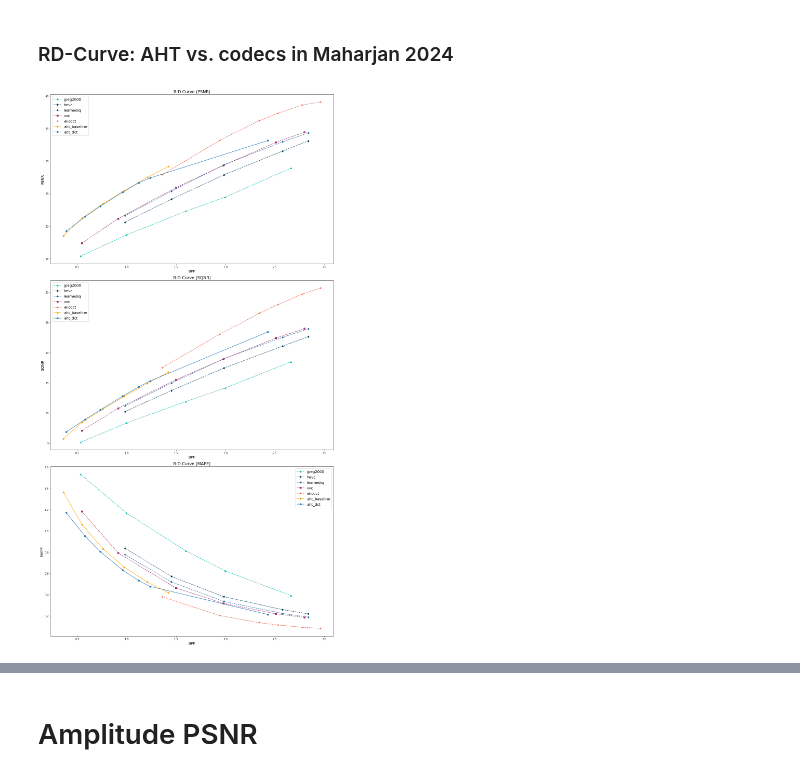
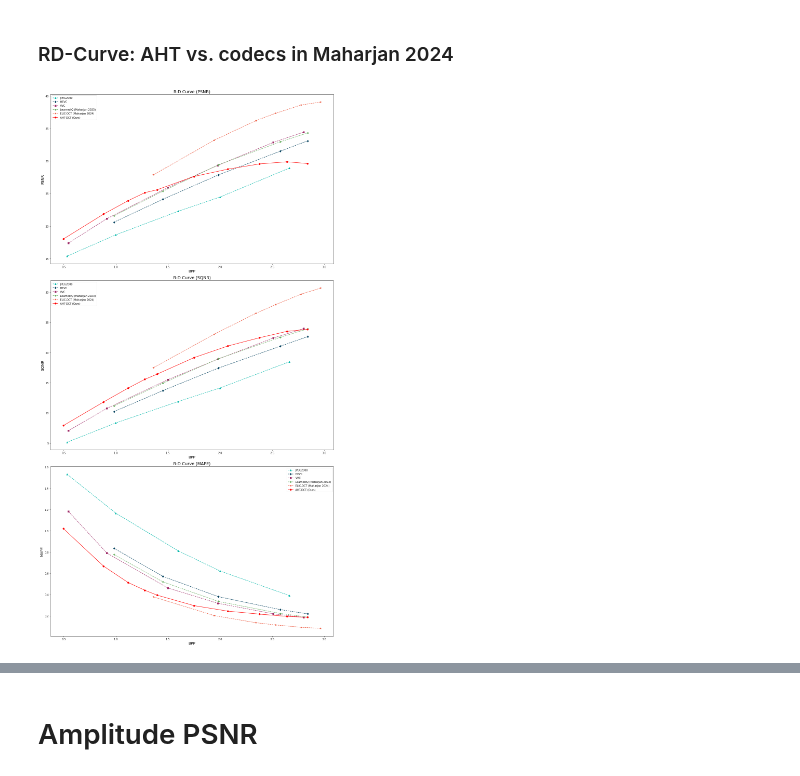
Before and after one commit to zb-umkc/PACT, a Jupyter notebook: analysis.ipynb, the cells around one changed output, grey strips where cells are left out. Saved outputs shown, nothing was run; the diff lists cells and outputs as text; code cells hidden in the pictures.

Commit message:
Clean repo and test AHT models on high-res test image

```diff
--- a/analysis.ipynb
+++ b/analysis.ipynb
@@ -33,0 +33,4 @@ results_df.head(50)
+# %%
+results_highres_df = pd.read_csv("results_highres.csv", header=0)
+
+results_highres_df.head(50)
@@ -55,16 +71,6 @@ rd_data = {
         "marker": "d",
         "linestyle": "dashed",
     },
-    # LearnedIQ (Maharjan 2023)
-    "learnediq": {
-        "bpp":  [2.8405 , 2.5788 , 1.9839 , 1.4525 , 0.9826 ],
-        "psnr": [34.3395, 32.9682, 29.4298, 25.3870, 21.5924],
-        "sqnr": [23.9356, 22.5431, 18.9904, 14.9526, 11.1809],
-        "mape": [0.1894 , 0.2232 , 0.3366 , 0.5202 , 0.7773],
-        "color":"#20639b",
-        "marker": "P",
-        "linestyle": "dashed",
-    },
     # VVC (lowest BPP not shown in paper)
     "vvc": {
         "bpp":  [2.8008 , 2.5111 , 1.98   , 1.4989 , 0.9148 , 0.5456 ],
@@ -73,6 +79,16 @@ rd_data = {
         "mape": [0.1867 , 0.2199 , 0.3190 , 0.4632 , 0.7914 , 1.1828],
         "color":"#9F2B68",
         "marker": "s",
+        "linestyle": "dashed",
+    },
+    # LearnedIQ (Maharjan 2023)
+    "learnediq": {
+        "bpp":  [2.8405 , 2.5788 , 1.9839 , 1.4525 , 0.9826 ],
+        "psnr": [34.3395, 32.9682, 29.4298, 25.3870, 21.5924],
+        "sqnr": [23.9356, 22.5431, 18.9904, 14.9526, 11.1809],
+        "mape": [0.1894 , 0.2232 , 0.3366 , 0.5202 , 0.7773],
+        "color":"#65AD5E",
+        "marker": "P",
         "linestyle": "dashed",
     },
     # ELIC-DCT (Maharjan 2024)
@@ -102,41 +152,31 @@ rd_data["aht_baseline"] = {
-# %%
-rd_data["aht_dct"] = {
-    "bpp":  [0.3876, 0.5784, 0.7321, 0.9595, 1.1210, 1.2375, 2.4289],
-    "psnr": [19.2276, 21.4663, 23.0597, 25.2319, 26.6564, 27.4108, 33.1572],
-    "sqnr": [6.8572, 8.9582, 10.5334, 12.7963, 14.3422, 15.3077, 23.4317],
-    "mape": [1.1715, 0.9505, 0.8037, 0.6317, 0.5322, 0.4779, 0.2139],
-    "color": "#1f77b4",
-    "marker": "o",
-    "linestyle": "solid",
-}
 # %%
 # Make 3 subplots for PSNR, SQNR, and MAPE
 fig, ax = plt.subplots(3, 1, figsize=(16, 30))
 
 ax[0].set_title("R-D Curve (PSNR)", fontsize=16)
 ax[1].set_title("R-D Curve (SQNR)", fontsize=16)
 ax[2].set_title("R-D Curve (MAPE)", fontsize=16)
 
 for i, model in enumerate(rd_data.keys()):
     bpp = rd_data[model]["bpp"]
     psnr = rd_data[model]["psnr"]
     sqnr = rd_data[model]["sqnr"]
     mape = rd_data[model]["mape"]
 
     ax[0].plot(bpp, psnr, label=model, marker=rd_data[model]["marker"], linestyle=rd_data[model]["linestyle"], color=rd_data[model]["color"])
     ax[1].plot(bpp, sqnr, label=model, marker=rd_data[model]["marker"], linestyle=rd_data[model]["linestyle"], color=rd_data[model]["color"])
     ax[2].plot(bpp, mape, label=model, marker=rd_data[model]["marker"], linestyle=rd_data[model]["linestyle"], color=rd_data[model]["color"])
 
 ax[0].set_xlabel("BPP", fontsize=14)
 ax[0].set_ylabel("PSNR", fontsize=14)
-ax[0].legend(fontsize=14)
+ax[0].legend([legend_labels[key] for key in rd_data.keys()])
 ax[1].set_xlabel("BPP", fontsize=14)
 ax[1].set_ylabel("SQNR", fontsize=14)
-ax[1].legend(fontsize=14)
+ax[1].legend([legend_labels[key] for key in rd_data.keys()])
 ax[2].set_xlabel("BPP", fontsize=14)
 ax[2].set_ylabel("MAPE", fontsize=14)
-ax[2].legend(fontsize=14)
+ax[2].legend([legend_labels[key] for key in rd_data.keys()])
 plt.tight_layout()
 plt.show()
 # %% [output]
-[figure, old version]
+[figure, new version]
```
Also changed, not shown: parts of 10 cells of this notebook, 7 other files.
